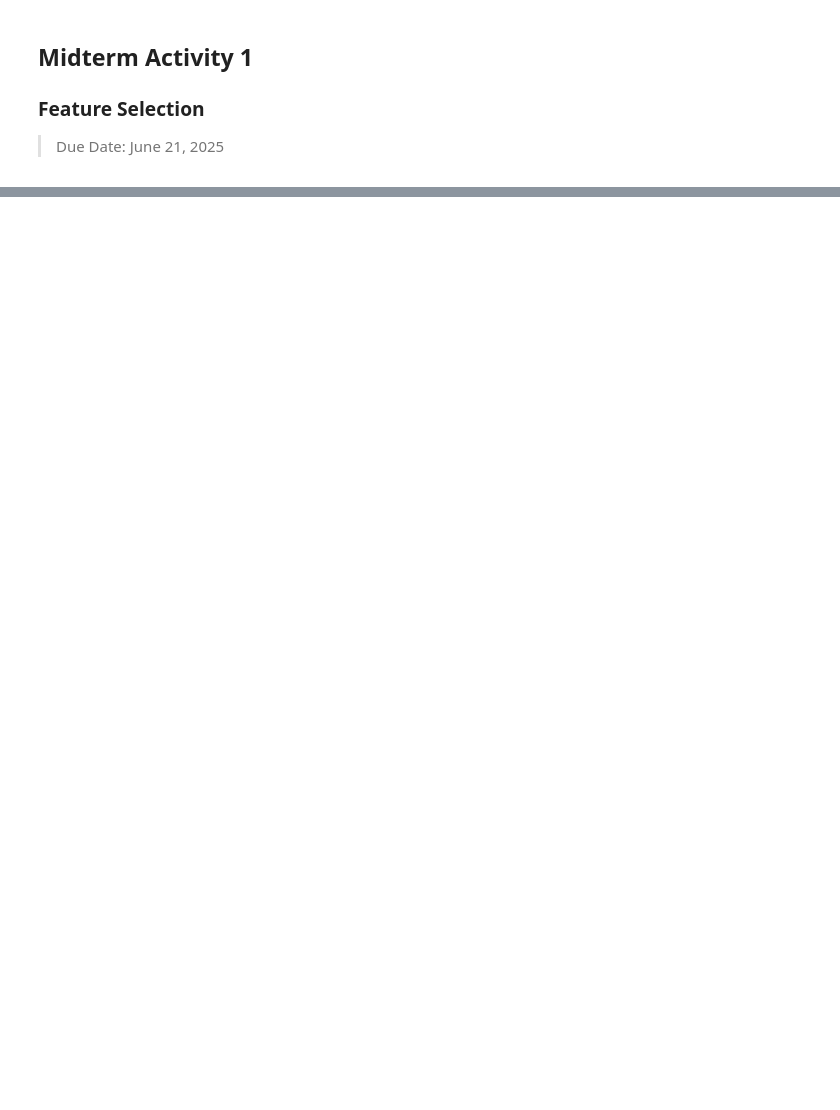
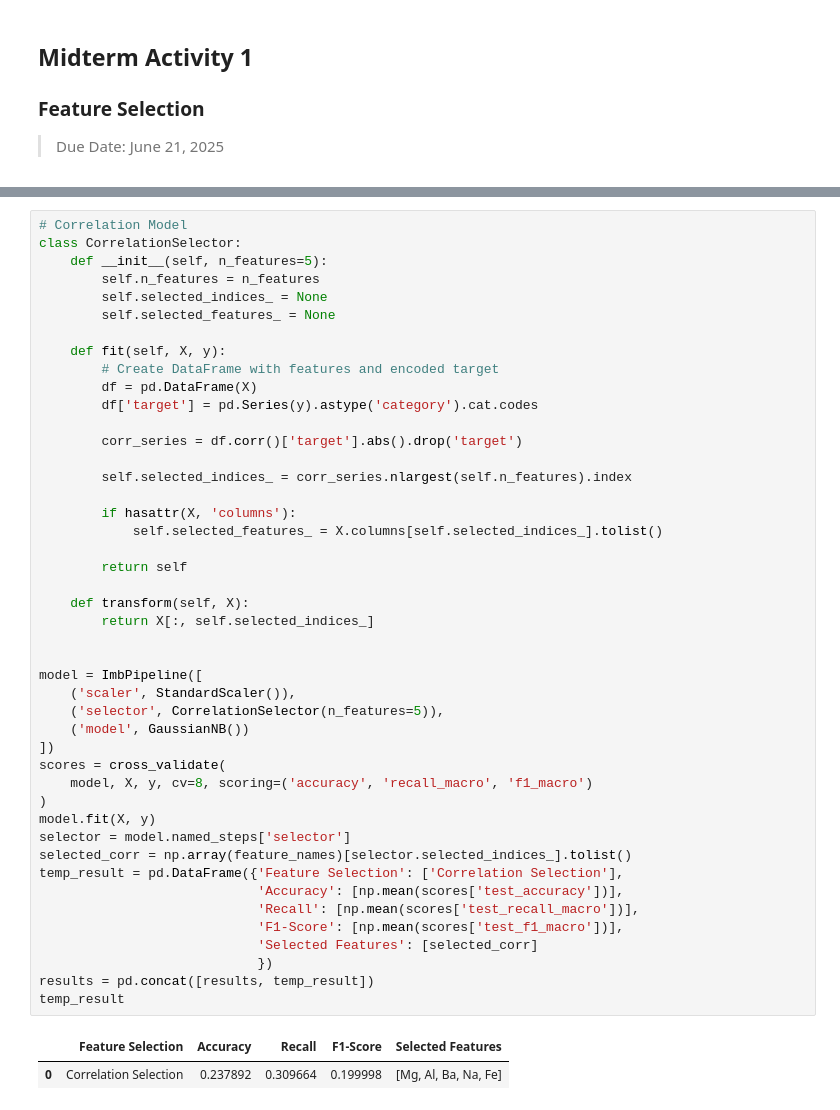
Before and after one commit to yukiroow/data-mining-acts, a Jupyter notebook: mid_act1.ipynb, the cells around one changed output, grey strips where cells are left out. Saved outputs shown, nothing was run; the diff lists cells and outputs as text; blank space fills up the shorter version.

```diff
--- a/mid_act1.ipynb
+++ b/mid_act1.ipynb
@@ -74,0 +247,48 @@ g=sns.heatmap(data[top_corr_features].corr(),annot=True,cmap="RdYlGn")
+# %%
+# Correlation Model
+class CorrelationSelector:
+    def __init__(self, n_features=5):
+        self.n_features = n_features
+        self.selected_indices_ = None
+        self.selected_features_ = None
+
+    def fit(self, X, y):
+        # Create DataFrame with features and encoded target
+        df = pd.DataFrame(X)
+        df['target'] = pd.Series(y).astype('category').cat.codes
+
+        corr_series = df.corr()['target'].abs().drop('target')
+
+        self.selected_indices_ = corr_series.nlargest(self.n_features).index
+
+        if hasattr(X, 'columns'):
+            self.selected_features_ = X.columns[self.selected_indices_].tolist()
+
+        return self
+
+    def transform(self, X):
+        return X[:, self.selected_indices_]
+
+
+model = ImbPipeline([
+    ('scaler', StandardScaler()),
+    ('selector', CorrelationSelector(n_features=5)),
+    ('model', GaussianNB())
+])
+scores = cross_validate(
+    model, X, y, cv=8, scoring=('accuracy', 'recall_macro', 'f1_macro')
+)
+model.fit(X, y)
+selector = model.named_steps['selector']
+selected_corr = np.array(feature_names)[selector.selected_indices_].tolist()
+temp_result = pd.DataFrame({'Feature Selection': ['Correlation Selection'],
+                            'Accuracy': [np.mean(scores['test_accuracy'])],
+                            'Recall': [np.mean(scores['test_recall_macro'])],
+                            'F1-Score': [np.mean(scores['test_f1_macro'])],
+                            'Selected Features': [selected_corr]
+                            })
+results = pd.concat([results, temp_result])
+temp_result
+# %% [output]
+|  | Feature Selection | Accuracy | Recall | F1-Score | Selected Features |
+| 0 | Correlation Selection | 0.237892 | 0.309664 | 0.199998 | [Mg, Al, Ba, Na, Fe] |
```
Also changed, not shown: parts of 16 cells of this notebook, 1 other file.
